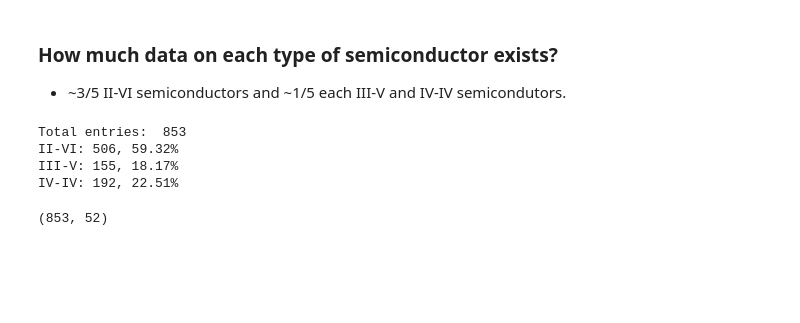
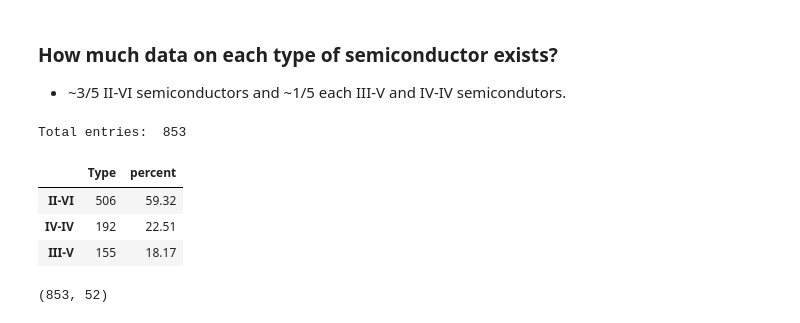
Before and after one commit to lmjacoby/ai_semiconductors, a Jupyter notebook: ai_semiconductors/ModelExploration/RandomForest_NewData.ipynb, the cells around one changed output. Saved outputs shown, nothing was run; the diff lists cells and outputs as text; code cells hidden in the pictures; blank space fills up the shorter version.

```diff
--- a/ai_semiconductors/ModelExploration/RandomForest_NewData.ipynb
+++ b/ai_semiconductors/ModelExploration/RandomForest_NewData.ipynb
@@ -65,13 +38,24 @@ def type_counter(dataframe):
+# %%
+def counter(dataframe, column):
+
+    count = pd.value_counts(dataframe[column])
+    count_df = count.to_frame()
+    count_df['percent']=round(count_df[column]/sum(count)*100,2)
+
+    print('Total entries: ', sum(count))
+
+    return count_df
 # %% [markdown]
 ### How much data on each type of semiconductor exists?
 - ~3/5 II-VI semiconductors and ~1/5 each III-V and IV-IV semicondutors.
-# %%
-type_counter(df)
-# %% [output]
-Total entries:  853
-II-VI: 506, 59.32%
-III-V: 155, 18.17%
-IV-IV: 192, 22.51%
+# %%
+counter(df, 'Type')
+# %% [output]
+Total entries:  853
+|  | Type | percent |
+| II-VI | 506 | 59.32 |
+| IV-IV | 192 | 22.51 |
+| III-V | 155 | 18.17 |
 # %%
 df.shape
 # %% [output]
```
Also changed, not shown: parts of 23 cells of this notebook.
